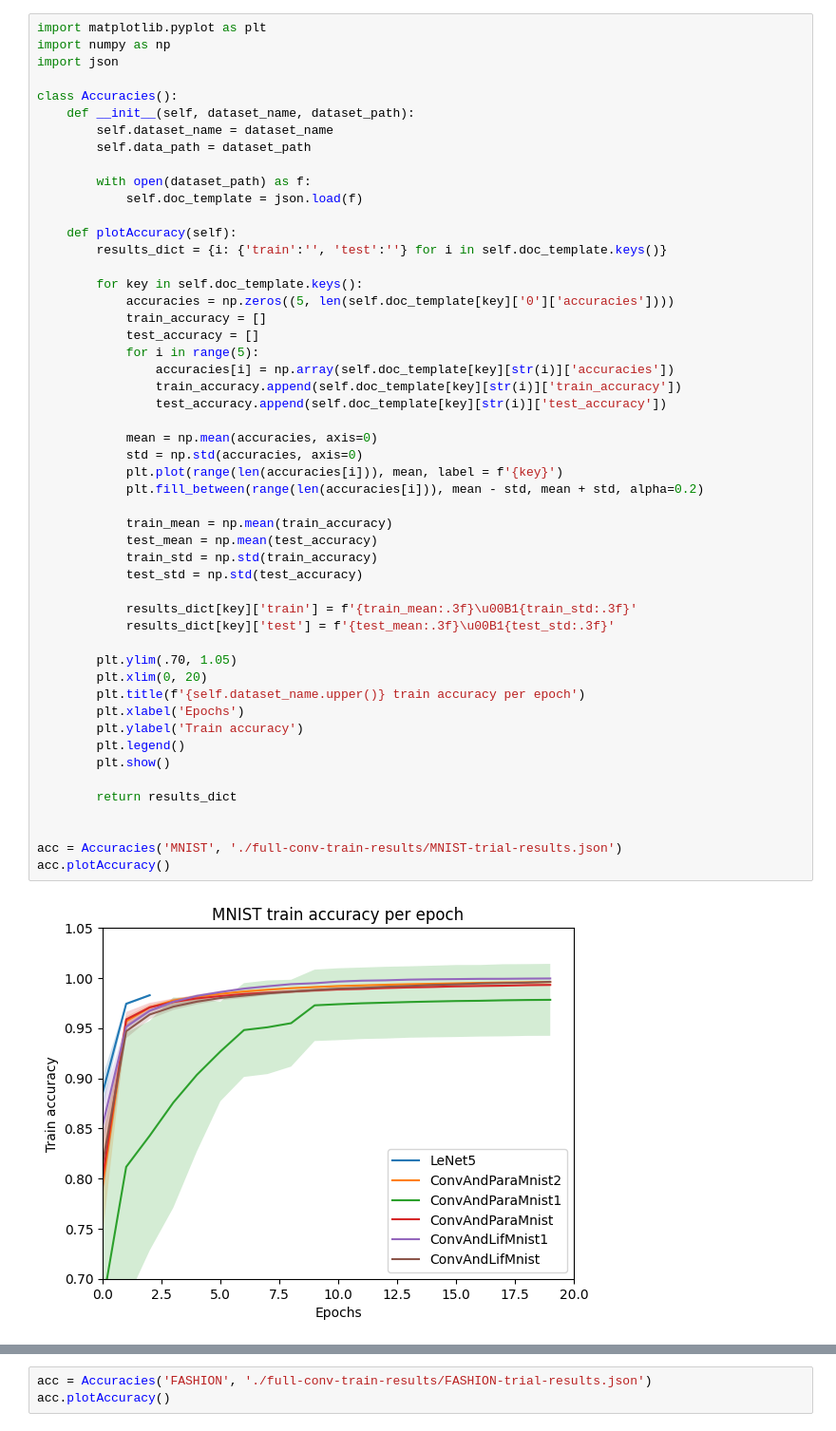
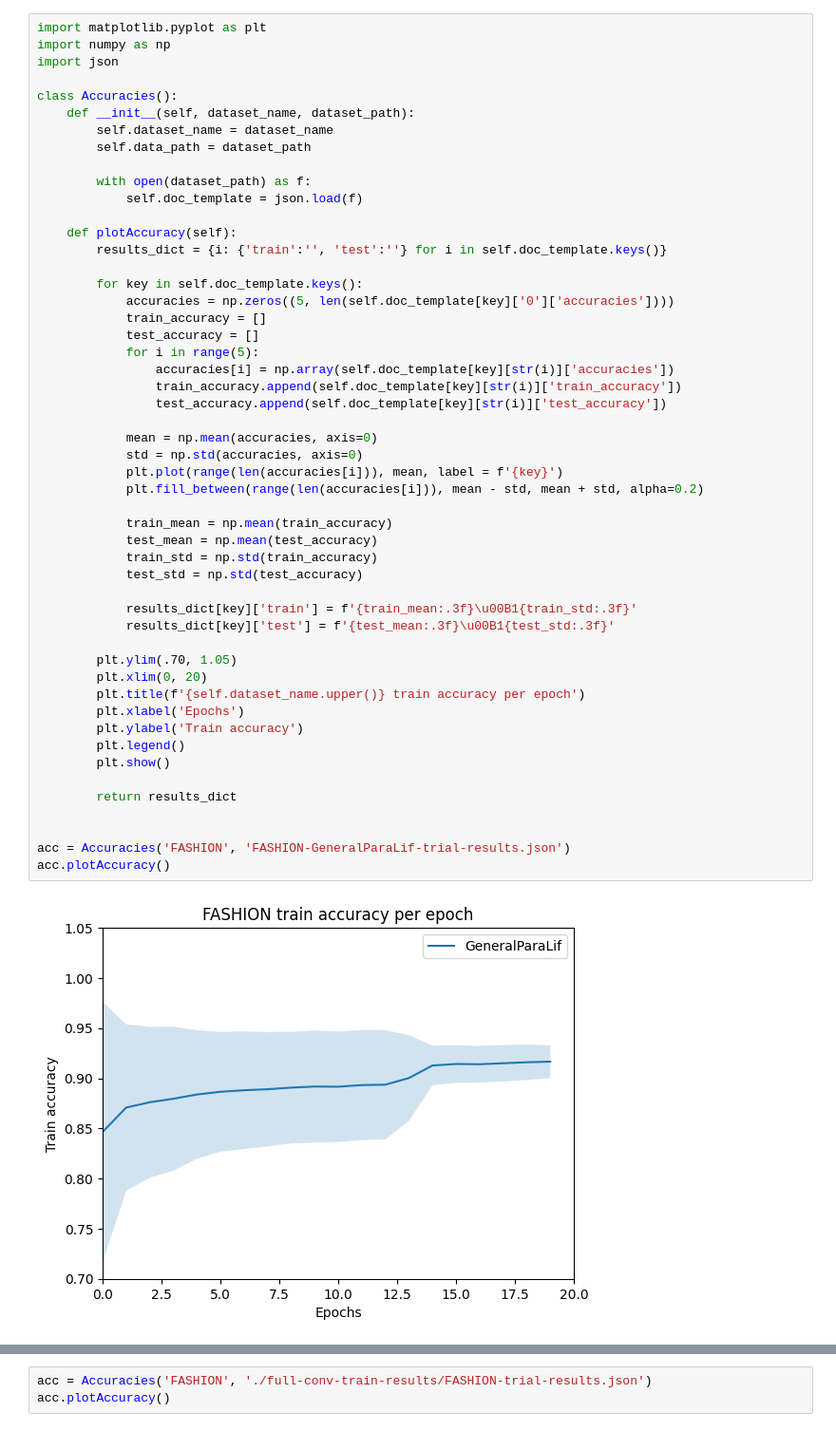
Before and after one commit to suessflorian/biological-neurons, a Jupyter notebook: Baseline Models/robustness_results.ipynb, the cells around one changed output, grey strips where cells are left out. Shown at 95% size. Cells and saved outputs as stored; diff of their text form.

```diff
--- a/Baseline Models/robustness_results.ipynb
+++ b/Baseline Models/robustness_results.ipynb
@@ -22,32 +22,32 @@ class Accuracies():
                 accuracies[i] = np.array(self.doc_template[key][str(i)]['accuracies'])
                 train_accuracy.append(self.doc_template[key][str(i)]['train_accuracy'])
                 test_accuracy.append(self.doc_template[key][str(i)]['test_accuracy'])
 
             mean = np.mean(accuracies, axis=0)
             std = np.std(accuracies, axis=0)
             plt.plot(range(len(accuracies[i])), mean, label = f'{key}')
             plt.fill_between(range(len(accuracies[i])), mean - std, mean + std, alpha=0.2)
 
             train_mean = np.mean(train_accuracy)
             test_mean = np.mean(test_accuracy)
             train_std = np.std(train_accuracy)
             test_std = np.std(test_accuracy)
 
             results_dict[key]['train'] = f'{train_mean:.3f}\u00B1{train_std:.3f}'
             results_dict[key]['test'] = f'{test_mean:.3f}\u00B1{test_std:.3f}'
 
         plt.ylim(.70, 1.05)
         plt.xlim(0, 20)
         plt.title(f'{self.dataset_name.upper()} train accuracy per epoch')
         plt.xlabel('Epochs')
         plt.ylabel('Train accuracy')
         plt.legend()
         plt.show()
 
         return results_dict
 
 
-acc = Accuracies('MNIST', './full-conv-train-results/MNIST-trial-results.json')
+acc = Accuracies('FASHION', 'FASHION-GeneralParaLif-trial-results.json')
 acc.plotAccuracy()
 # %% [output]
-[figure, old version]
+[figure, new version]
```
Also changed, not shown: parts of 4 cells of this notebook, 3 other files.
